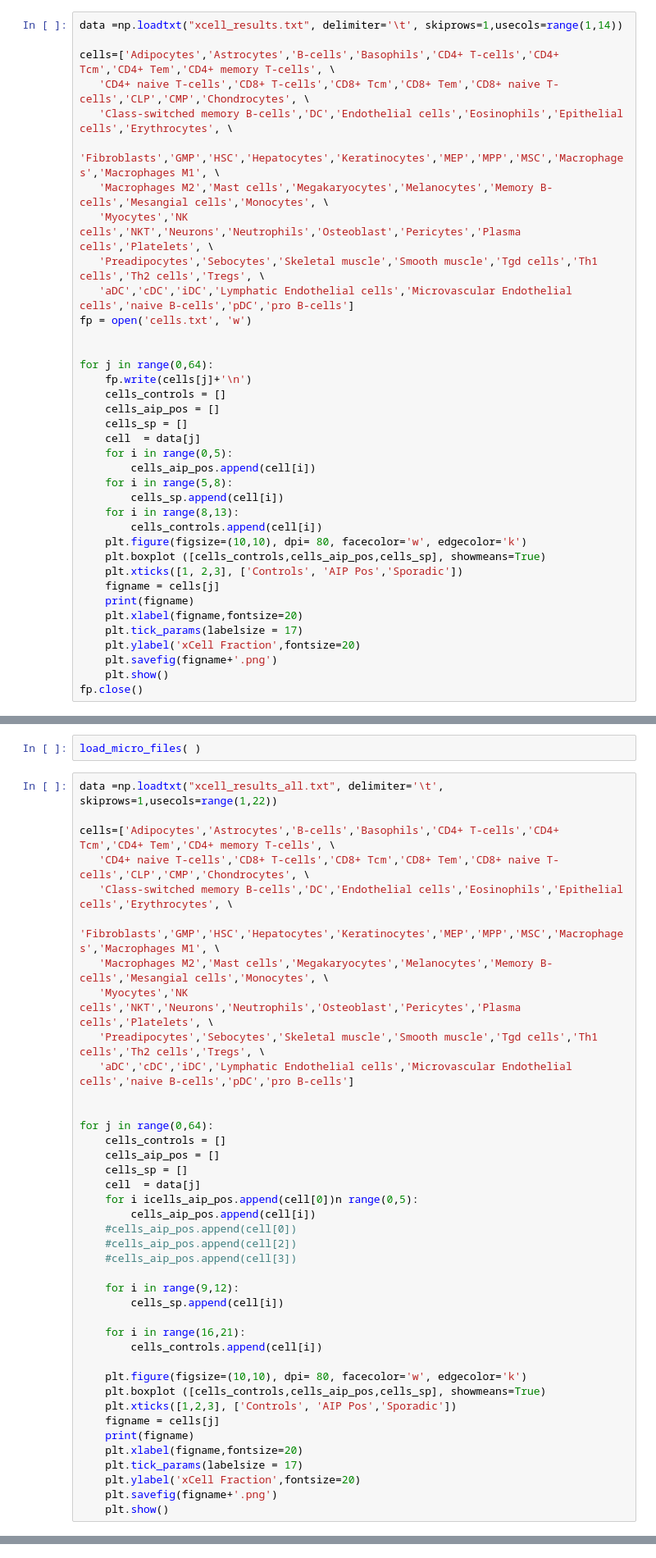
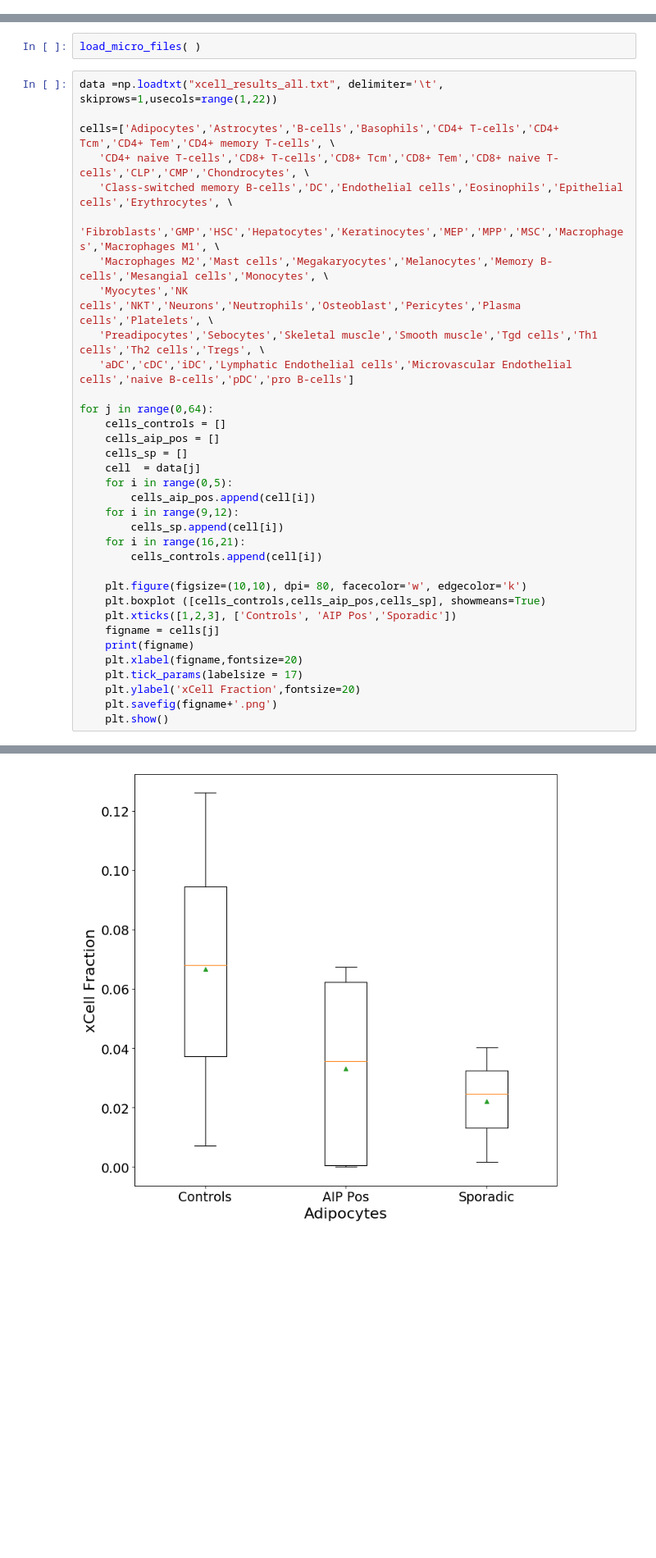
Before and after one commit to SherineAwad/EndocrineNotebooks, a Jupyter notebook: microarray_deconv.ipynb, the cells around one changed output, grey strips where cells are left out. Shown at 82% size. Drawn from its saved outputs; the diff is of its cells as text; blank space fills up the shorter version.

```diff
--- a/microarray_deconv.ipynb
+++ b/microarray_deconv.ipynb
@@ -44,40 +9,3 @@ print('Done')
-# %%
-data =np.loadtxt("xcell_results.txt", delimiter='\t', skiprows=1,usecols=range(1,14))
-
-cells=['Adipocytes','Astrocytes','B-cells','Basophils','CD4+ T-cells','CD4+ Tcm','CD4+ Tem','CD4+ memory T-cells', \
-   'CD4+ naive T-cells','CD8+ T-cells','CD8+ Tcm','CD8+ Tem','CD8+ naive T-cells','CLP','CMP','Chondrocytes', \
-   'Class-switched memory B-cells','DC','Endothelial cells','Eosinophils','Epithelial cells','Erythrocytes', \
-   'Fibroblasts','GMP','HSC','Hepatocytes','Keratinocytes','MEP','MPP','MSC','Macrophages','Macrophages M1', \
-   'Macrophages M2','Mast cells','Megakaryocytes','Melanocytes','Memory B-cells','Mesangial cells','Monocytes', \
-   'Myocytes','NK cells','NKT','Neurons','Neutrophils','Osteoblast','Pericytes','Plasma cells','Platelets', \
-   'Preadipocytes','Sebocytes','Skeletal muscle','Smooth muscle','Tgd cells','Th1 cells','Th2 cells','Tregs', \
-   'aDC','cDC','iDC','Lymphatic Endothelial cells','Microvascular Endothelial cells','naive B-cells','pDC','pro B-cells']
-fp = open('cells.txt', 'w')
-
-
-for j in range(0,64):
-    fp.write(cells[j]+'\n')
-    cells_controls = []
-    cells_aip_pos = []
-    cells_sp = []
-    cell  = data[j]
-    for i in range(0,5):
-        cells_aip_pos.append(cell[i])
-    for i in range(5,8):
-        cells_sp.append(cell[i])
-    for i in range(8,13):
-        cells_controls.append(cell[i])
-    plt.figure(figsize=(10,10), dpi= 80, facecolor='w', edgecolor='k')
-    plt.boxplot ([cells_controls,cells_aip_pos,cells_sp], showmeans=True)
-    plt.xticks([1, 2,3], ['Controls', 'AIP Pos','Sporadic'])
-    figname = cells[j]
-    print(figname)
-    plt.xlabel(figname,fontsize=20)
-    plt.tick_params(labelsize = 17)
-    plt.ylabel('xCell Fraction',fontsize=20)
-    plt.savefig(figname+'.png')
-    plt.show()
-fp.close()
 # %%
 def prope_to_gene( ):
     probe = {}
@@ -152,21 +80,15 @@ cells=['Adipocytes','Astrocytes','B-cells','Basophils','CD4+ T-cells','CD4+ Tcm'
    'Preadipocytes','Sebocytes','Skeletal muscle','Smooth muscle','Tgd cells','Th1 cells','Th2 cells','Tregs', \
    'aDC','cDC','iDC','Lymphatic Endothelial cells','Microvascular Endothelial cells','naive B-cells','pDC','pro B-cells']
 
-
 for j in range(0,64):
     cells_controls = []
     cells_aip_pos = []
     cells_sp = []
     cell  = data[j]
-    for i icells_aip_pos.append(cell[0])n range(0,5):
+    for i in range(0,5):
         cells_aip_pos.append(cell[i])
-    #cells_aip_pos.append(cell[0])
-    #cells_aip_pos.append(cell[2])
-    #cells_aip_pos.append(cell[3])
-
     for i in range(9,12):
         cells_sp.append(cell[i])
-
     for i in range(16,21):
         cells_controls.append(cell[i])
 
@@ -180,3 +102,4 @@ for j in range(0,64):
     plt.ylabel('xCell Fraction',fontsize=20)
     plt.savefig(figname+'.png')
     plt.show()
+# %% [output]
@@ -182,0 +107 @@ for j in range(0,64):
+[figure, added]
```
Also changed, not shown: parts of 4 cells of this notebook.
